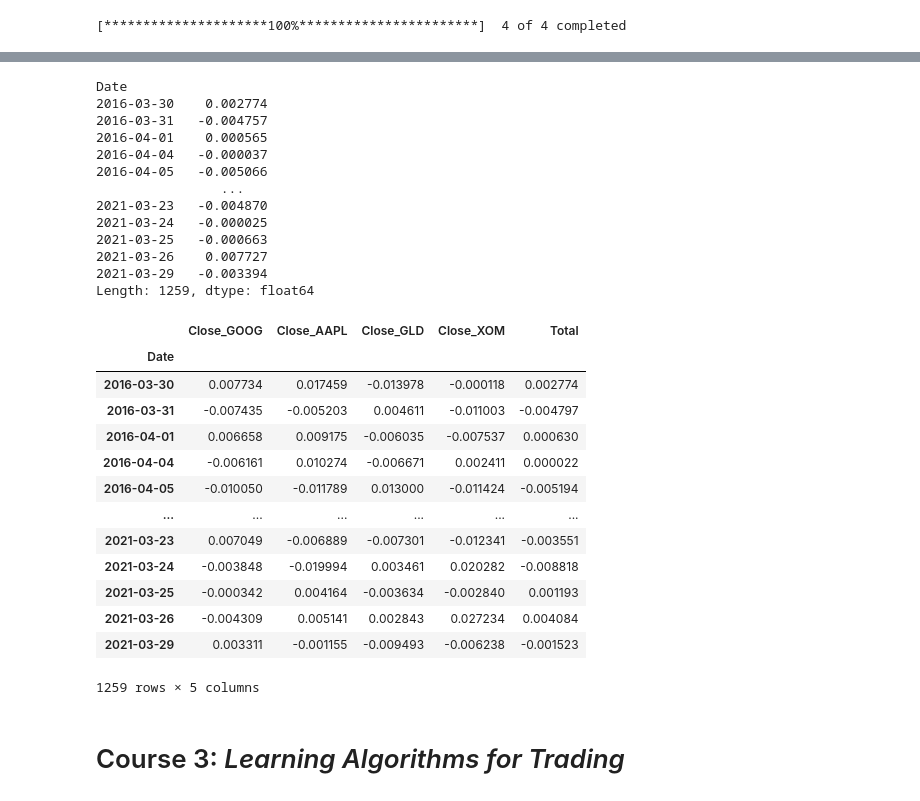
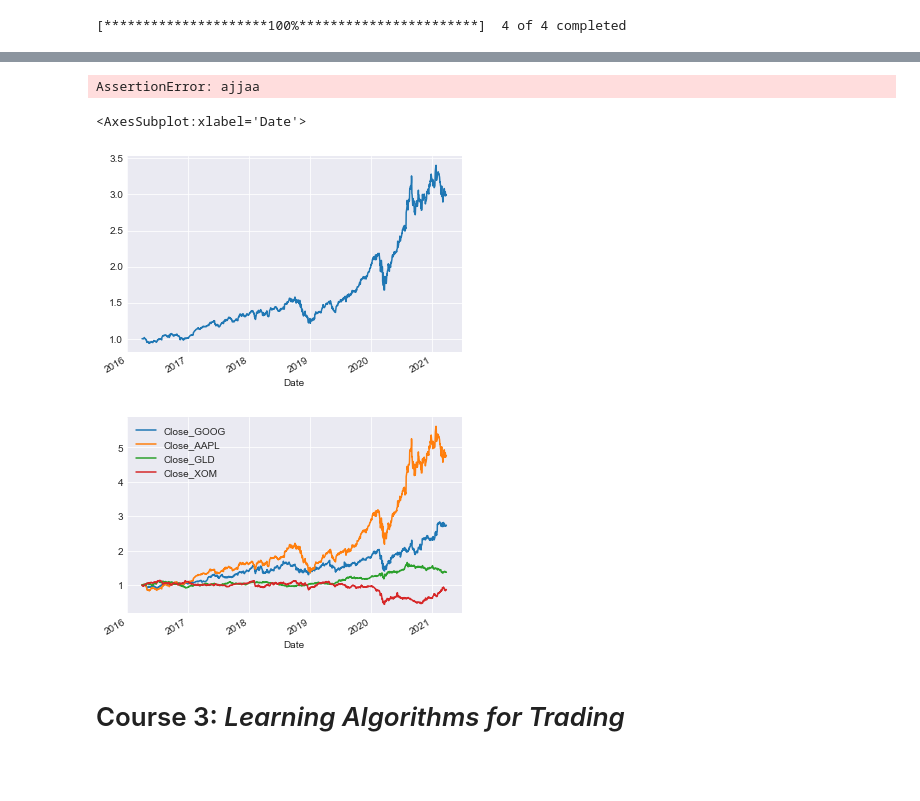
Before and after one commit to Alejandro-Duenas/deep-learning-portfolio, a Jupyter notebook: ML for Trading.ipynb, the cells around one changed output, grey strips where cells are left out. Saved outputs shown, nothing was run; the diff lists cells and outputs as text; code cells hidden in the pictures; blank space fills up the shorter version.

Commit message:
chores: repair and adjust methods in the Portfolio class

```diff
--- a/ML for Trading.ipynb
+++ b/ML for Trading.ipynb
@@ -1100,8 +1100,8 @@ Optimization terminated successfully    (Exit mode 0)
 # %%
 from financial_data import *
 # %%
-weights = [1,0,0,0]
-portfolio = Portfolio(['GOOG','AAPL','GLD','XOM'],period='5y',weights=w_opti)
+weights = [0.25,0.25,0.25,0.25]
+portfolio = Portfolio(['GOOG','AAPL','GLD','XOM'],period='5y',weights=weights)
 # %% [output]
 [*********************100%***********************]  4 of 4 completed
 # %%
@@ -1132,36 +1112,13 @@ returns.loc['2016-03-30':'2021-03-29',:]
-# %%
-returns = portfolio.get_returns()
-(returns.loc[:,returns.columns.values[:4]]*weights).sum(axis=1)
-# %% [output]
-Date
-2016-03-30    0.002774
-2016-03-31   -0.004757
-2016-04-01    0.000565
-2016-04-04   -0.000037
-2016-04-05   -0.005066
-                ...
-2021-03-23   -0.004870
-2021-03-24   -0.000025
-2021-03-25   -0.000663
-2021-03-26    0.007727
-2021-03-29   -0.003394
-Length: 1259, dtype: float64
-# %%
-returns
-# %% [output]
-|  | Close_GOOG | Close_AAPL | Close_GLD | Close_XOM | Total |
-| Date |  |  |  |  |  |
-| 2016-03-30 | 0.007734 | 0.017459 | -0.013978 | -0.000118 | 0.002774 |
-| 2016-03-31 | -0.007435 | -0.005203 | 0.004611 | -0.011003 | -0.004797 |
-| 2016-04-01 | 0.006658 | 0.009175 | -0.006035 | -0.007537 | 0.000630 |
-| 2016-04-04 | -0.006161 | 0.010274 | -0.006671 | 0.002411 | 0.000022 |
-| 2016-04-05 | -0.010050 | -0.011789 | 0.013000 | -0.011424 | -0.005194 |
-| ... | ... | ... | ... | ... | ... |
-| 2021-03-23 | 0.007049 | -0.006889 | -0.007301 | -0.012341 | -0.003551 |
-| 2021-03-24 | -0.003848 | -0.019994 | 0.003461 | 0.020282 | -0.008818 |
-| 2021-03-25 | -0.000342 | 0.004164 | -0.003634 | -0.002840 | 0.001193 |
-| 2021-03-26 | -0.004309 | 0.005141 | 0.002843 | 0.027234 | 0.004084 |
-| 2021-03-29 | 0.003311 | -0.001155 | -0.009493 | -0.006238 | -0.001523 |
-1259 rows × 5 columns
+# %%
+assert 1 == 2, 'ajjaa'
+# %% [output]
+AssertionError: ajjaa
+# %%
+portfolio.get_portfolio_values()['Portfolio'].plot()
+portfolio.normalize_prices().plot()
+# %% [output]
+<AxesSubplot:xlabel='Date'>
+[figure, added]
+[figure, added]
 # %% [markdown]
 # Course 3: *Learning Algorithms for Trading*
```
Also changed, not shown: parts of 2 cells of this notebook, 1 other file.
